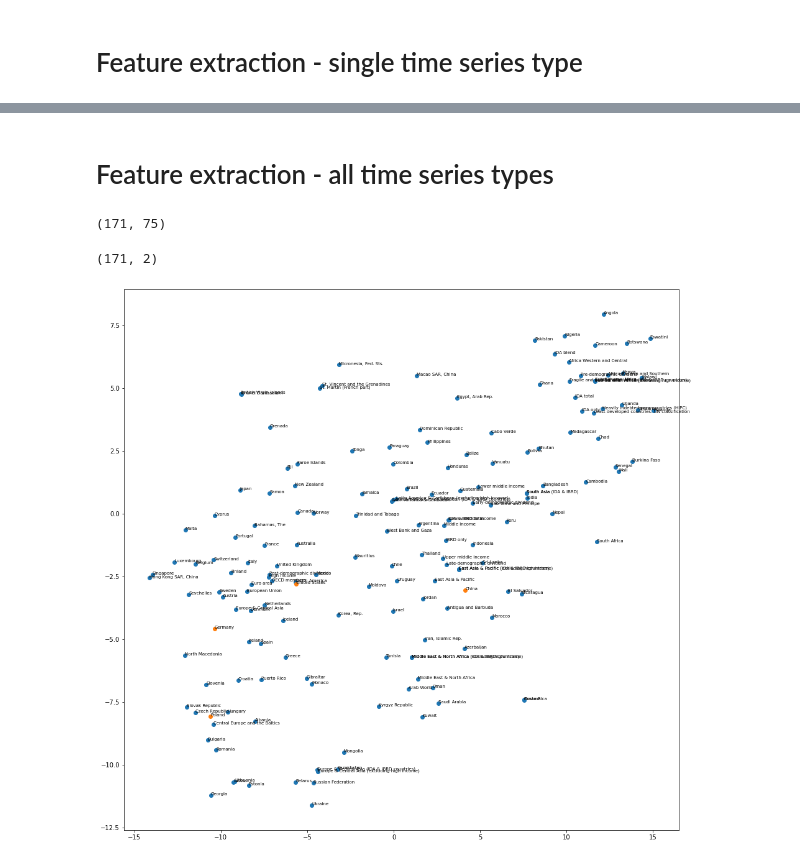
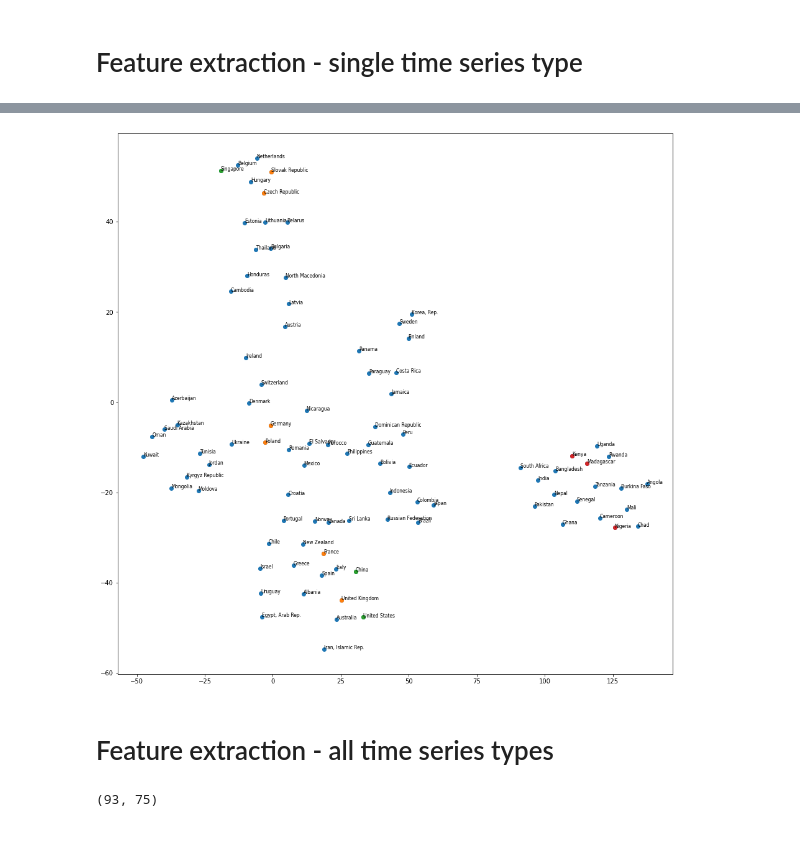
Before and after one commit to maciektr/worldbank_data_exploration, a Jupyter notebook: notebooks/feature_extraction/autoencoder_feature_extraction.ipynb, the cells around one changed output, grey strips where cells are left out. Saved outputs shown, nothing was run; the diff lists cells and outputs as text; code cells hidden in the pictures.

```diff
--- a/notebooks/feature_extraction/autoencoder_feature_extraction.ipynb
+++ b/notebooks/feature_extraction/autoencoder_feature_extraction.ipynb
@@ -85,3 +98,14 @@ plot_with_names(Y_projected, countries)
+# %%
+Y_all = np.hstack(list(time_series_dict.values()))
+
+# Y_all_projected_base = PCA(2).fit_transform(Y_all)
+Y_all_projected_base = TSNE(2, perplexity=10, n_iter=4000).fit_transform(Y_all)
+# Y_all_projected_base = MDS(2).fit_transform(Y_all)
+# Y_all_projected_base = UMAP(n_components=2).fit_transform(Y_all)
+# %%
+plot_with_names(Y_all_projected_base, countries)
+# %% [output]
+[figure, added]
 # %% [markdown]
 # Feature extraction - all time series types
 # %%
@@ -90,19 +114,14 @@ Y_all = []
 for feature, X in time_series_dict.items():
     extractor = AutoencoderExtractor(feature, root=pwd, input_len=INPUT_LEN)
     Y_feature = extractor.extract_features(X)
-    # Y_feature = X
     Y_all.append(Y_feature)
 
 Y_all = np.hstack(Y_all)
-Y_all.shape
+print(Y_all.shape)
+
+# Y_all_projected_extr = PCA(2).fit_transform(Y_all)
+Y_all_projected_extr = TSNE(2, perplexity=4, n_iter=4000).fit_transform(Y_all)
+# Y_all_projected_extr = MDS(2).fit_transform(Y_all)
+# Y_all_projected_extr = UMAP(n_components=2).fit_transform(Y_all)
 # %% [output]
-(171, 75)
+(93, 75)
-# %%
-Y_all_projected = TSNE(2, perplexity=20).fit_transform(Y_all)
-Y_all_projected.shape
-# %% [output]
-(171, 2)
-# %%
-plot_with_names(Y_all_projected, countries)
-# %% [output]
-[figure, removed]
```
Also changed, not shown: parts of 10 cells of this notebook.
